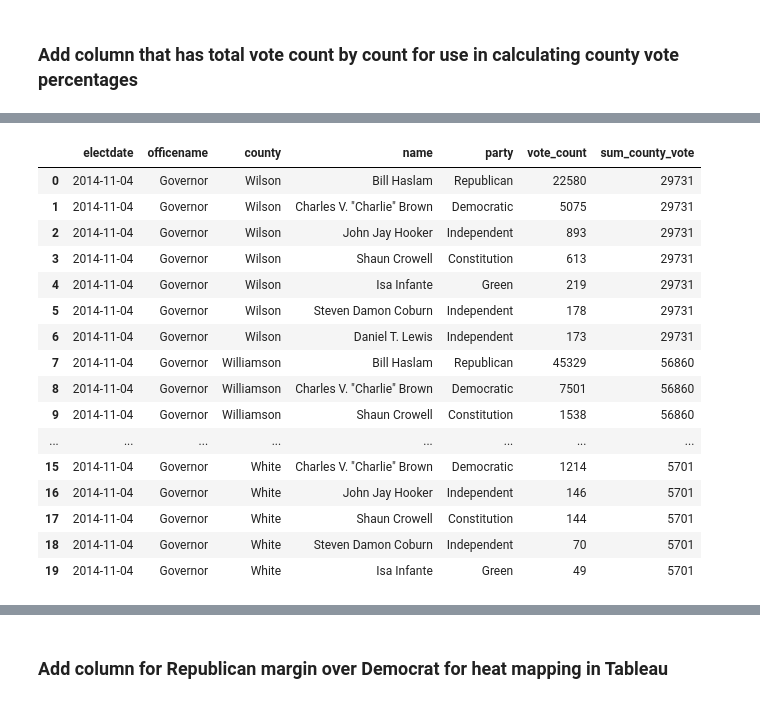
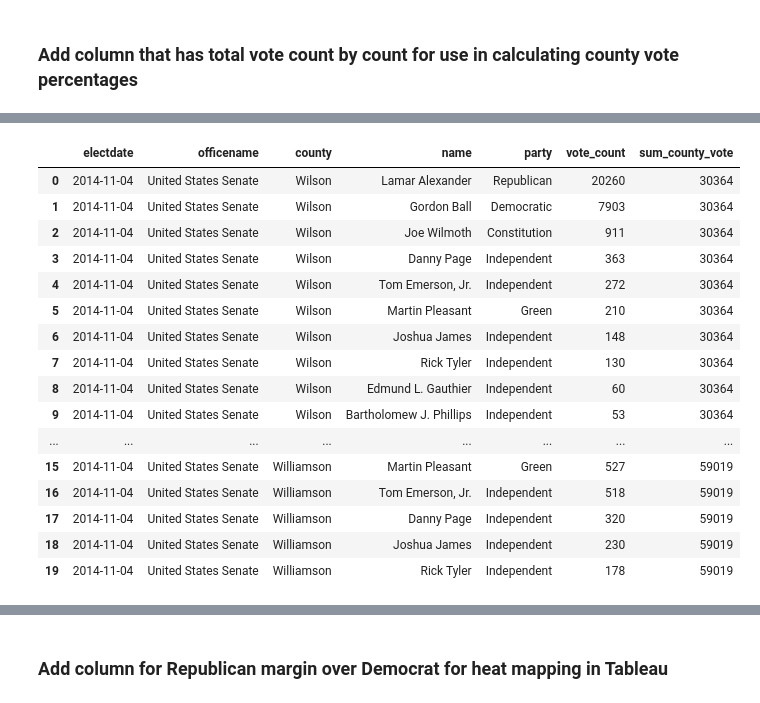
Before and after one commit to DavidMellow/tn-elections, a Jupyter notebook: notebooks/tn_ussen_election_2014.ipynb, the cells around one changed output, grey strips where cells are left out. Saved outputs shown, nothing was run; the diff lists cells and outputs as text; code cells hidden in the pictures.

```diff
--- a/notebooks/tn_ussen_election_2014.ipynb
+++ b/notebooks/tn_ussen_election_2014.ipynb
@@ -377,9 +377,9 @@ Name: vote_count, Length: 1716, dtype: int64
 # %% [markdown]
 ### 18467 rows have a vote count of 0. Drop those rows
 # %%
-tn_2014g_final=tn_2014g_final[tn_2014g_final['vote_count'] != 0]
-tn_2014g_final=tn_2014g_final.reset_index(drop=True)
-tn_2014g_final.head()
+tn_2014_final=tn_2014_final[tn_2014_final['vote_count'] != 0]
+tn_2014_final=tn_2014_final.reset_index(drop=True)
+tn_2014_final.head()
 # %% [output]
 |  | county | precinct | officename | electdate | name | party | vote_count |
 | 0 | Anderson | Andersonville | Governor | 2014-11-04 | Bill Haslam | Republican | 681 |
@@ -404,9 +404,9 @@ tn_2014g_final['vote_count'].value_counts()
 2047       1
 Name: vote_count, Length: 1715, dtype: int64
 # %%
-# create data frame tn_2014_gov for presidental election
-tn_2014_gov_int=tn_2014g_final[tn_2014g_final['officename'].str.match('Governor')]
-tn_2014_gov_int=tn_2014_gov_int.reset_index(drop=True)
-tn_2014_gov_int
+# create data frame tn_2014_uss for senatorial election
+tn_2014_uss_int=tn_2014_final[tn_2014_final['officename'].str.match('United States Senate')]
+tn_2014_uss_int=tn_2014_uss_int.reset_index(drop=True)
+tn_2014_uss_int
 # %% [output]
 |  | county | precinct | officename | electdate | name | party | vote_count |
@@ -446,8 +446,8 @@ tn_2014_gov_int.head(20)
 ### Add column that has total vote count by count for use in calculating county vote percentages
 # %%
 # group county precincts into county per candidate, in descending order of votes within county
-tn_2014_gov_int=tn_2014_gov_int.groupby(['electdate','officename','county','name','party'], as_index=False)['vote_count'].sum()
-tn_2014_gov=tn_2014_gov_int.sort_values(by=['county','vote_count'],ascending=False).reset_index(drop=True)
-tn_2014_gov.head(30)
+tn_2014_uss_int=tn_2014_uss_int.groupby(['electdate','officename','county','name','party'], as_index=False)['vote_count'].sum()
+tn_2014_uss=tn_2014_uss_int.sort_values(by=['county','vote_count'],ascending=False).reset_index(drop=True)
+tn_2014_uss.head(30)
 # %% [output]
 |  | electdate | officename | county | name | party | vote_count |
@@ -470,6 +470,6 @@ tn_2014_gov.head(30)
 # %%
 # create new dataframe "county_vote" to use to find sum of votes per county
-county_vote=tn_2014_gov_int.loc[0:,['county','vote_count']]
+county_vote=tn_2014_uss.loc[0:,['county','vote_count']]
 county_vote
 # %% [output]
 |  | county | vote_count |
@@ -505,25 +505,25 @@ Wilson        29731
 Name: vote_count, Length: 95, dtype: int32
 # %%
 # use "county_vote_sum" to add column "sum_county_vote" to tn_2018_gov correlating with value in each row
-tn_2014_gov['sum_county_vote']=tn_2014_gov['county'].map(county_vote_sum)
-tn_2014_gov.head(20)
+tn_2014_uss['sum_county_vote']=tn_2014_uss['county'].map(county_vote_sum)
+tn_2014_uss.head(20)
 # %% [output]
 |  | electdate | officename | county | name | party | vote_count | sum_county_vote |
-| 0 | 2014-11-04 | Governor | Wilson | Bill Haslam | Republican | 22580 | 29731 |
-| 1 | 2014-11-04 | Governor | Wilson | Charles V. "Charlie" Brown | Democratic | 5075 | 29731 |
-| 2 | 2014-11-04 | Governor | Wilson | John Jay Hooker | Independent | 893 | 29731 |
-| 3 | 2014-11-04 | Governor | Wilson | Shaun Crowell | Constitution | 613 | 29731 |
-| 4 | 2014-11-04 | Governor | Wilson | Isa Infante | Green | 219 | 29731 |
-| 5 | 2014-11-04 | Governor | Wilson | Steven Damon Coburn | Independent | 178 | 29731 |
-| 6 | 2014-11-04 | Governor | Wilson | Daniel T. Lewis | Independent | 173 | 29731 |
-| 7 | 2014-11-04 | Governor | Williamson | Bill Haslam | Republican | 45329 | 56860 |
-| 8 | 2014-11-04 | Governor | Williamson | Charles V. "Charlie" Brown | Democratic | 7501 | 56860 |
-| 9 | 2014-11-04 | Governor | Williamson | Shaun Crowell | Constitution | 1538 | 56860 |
+| 0 | 2014-11-04 | United States Senate | Wilson | Lamar Alexander | Republican | 20260 | 30364 |
+| 1 | 2014-11-04 | United States Senate | Wilson | Gordon Ball | Democratic | 7903 | 30364 |
+| 2 | 2014-11-04 | United States Senate | Wilson | Joe Wilmoth | Constitution | 911 | 30364 |
+| 3 | 2014-11-04 | United States Senate | Wilson | Danny Page | Independent | 363 | 30364 |
+| 4 | 2014-11-04 | United States Senate | Wilson | Tom Emerson, Jr. | Independent | 272 | 30364 |
+| 5 | 2014-11-04 | United States Senate | Wilson | Martin Pleasant | Green | 210 | 30364 |
+| 6 | 2014-11-04 | United States Senate | Wilson | Joshua James | Independent | 148 | 30364 |
+| 7 | 2014-11-04 | United States Senate | Wilson | Rick Tyler | Independent | 130 | 30364 |
+| 8 | 2014-11-04 | United States Senate | Wilson | Edmund L. Gauthier | Independent | 60 | 30364 |
+| 9 | 2014-11-04 | United States Senate | Wilson | Bartholomew J. Phillips | Independent | 53 | 30364 |
 | ... | ... | ... | ... | ... | ... | ... | ... |
-| 15 | 2014-11-04 | Governor | White | Charles V. "Charlie" Brown | Democratic | 1214 | 5701 |
-| 16 | 2014-11-04 | Governor | White | John Jay Hooker | Independent | 146 | 5701 |
-| 17 | 2014-11-04 | Governor | White | Shaun Crowell | Constitution | 144 | 5701 |
-| 18 | 2014-11-04 | Governor | White | Steven Damon Coburn | Independent | 70 | 5701 |
-| 19 | 2014-11-04 | Governor | White | Isa Infante | Green | 49 | 5701 |
+| 15 | 2014-11-04 | United States Senate | Williamson | Martin Pleasant | Green | 527 | 59019 |
+| 16 | 2014-11-04 | United States Senate | Williamson | Tom Emerson, Jr. | Independent | 518 | 59019 |
+| 17 | 2014-11-04 | United States Senate | Williamson | Danny Page | Independent | 320 | 59019 |
+| 18 | 2014-11-04 | United States Senate | Williamson | Joshua James | Independent | 230 | 59019 |
+| 19 | 2014-11-04 | United States Senate | Williamson | Rick Tyler | Independent | 178 | 59019 |
 # %%
 # create "pct_county_vote" column for tn_2016_pres
```
Also changed, not shown: parts of 48 cells of this notebook, 1 other file.
